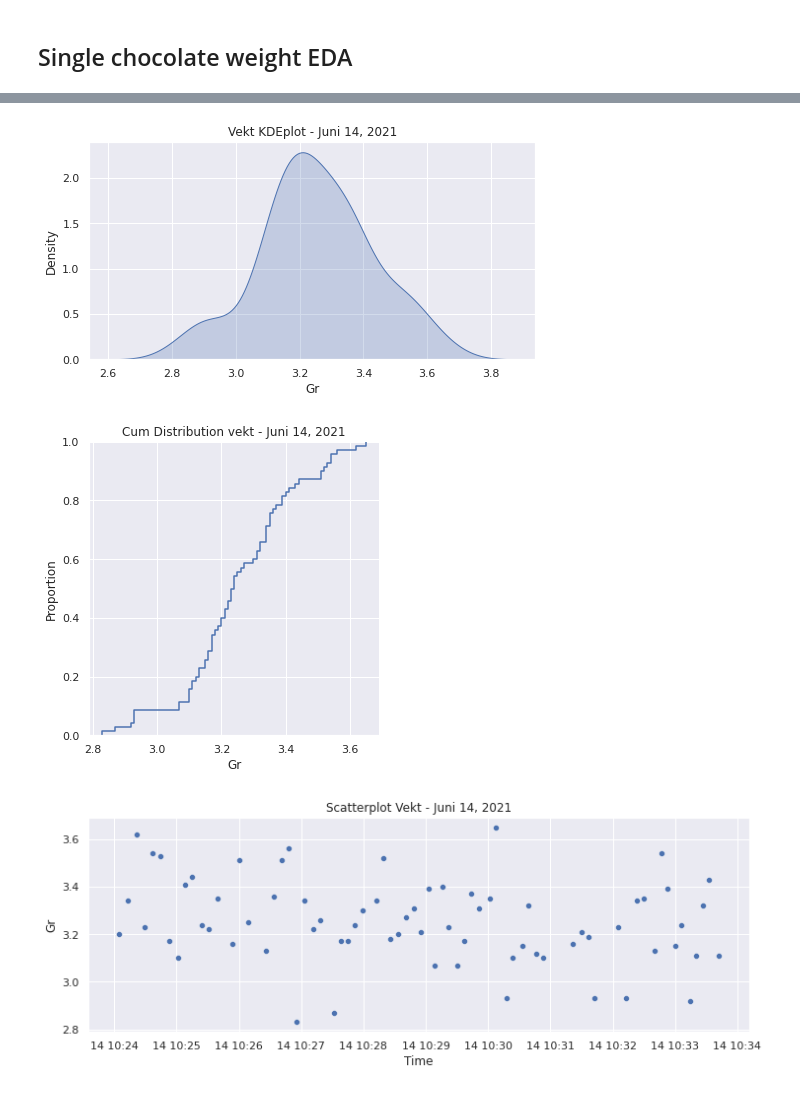
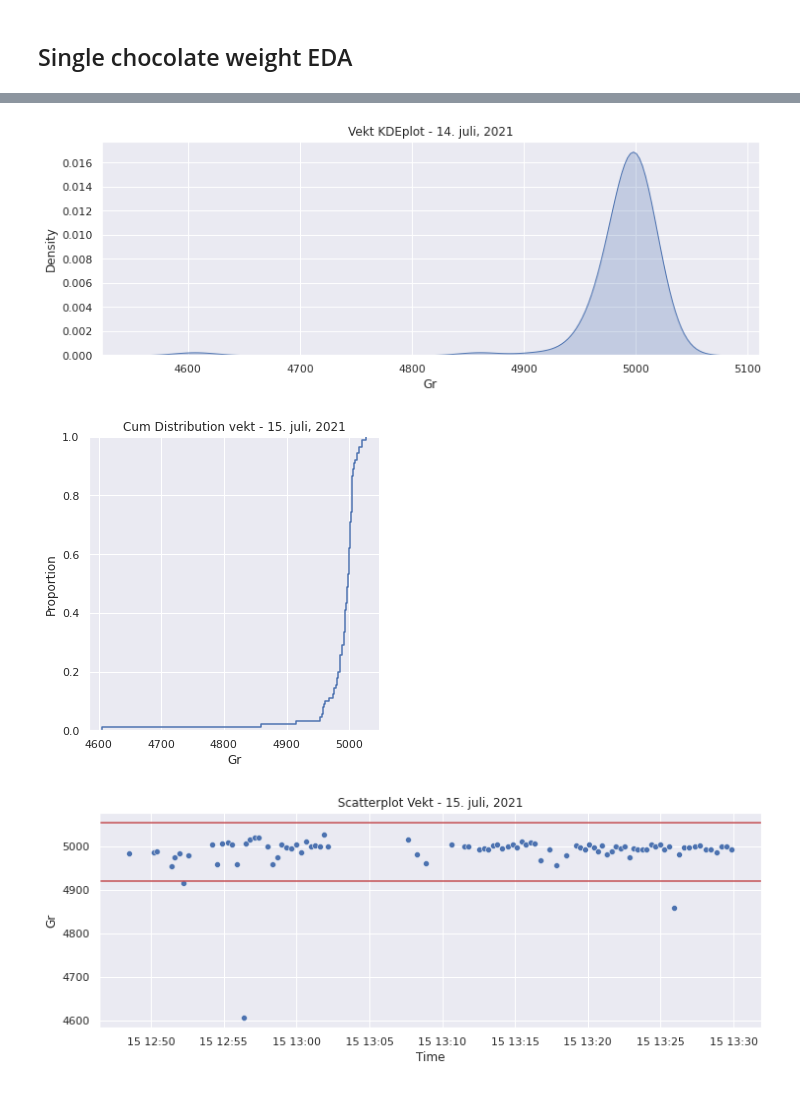
Before and after one commit to gabrielborja/python_data_analysis, a Jupyter notebook: molding_analysis.ipynb, the cells around one changed output, grey strips where cells are left out. Cells and saved outputs as stored; diff of their text form; code cells hidden in the pictures.

```diff
--- a/molding_analysis.ipynb
+++ b/molding_analysis.ipynb
@@ -1255,10 +1255,12 @@ Saving 2021-06-14_Weight.csv to 2021-06-14_Weight.csv
 # %%
 #Storing dataset in a Pandas Dataframe
 import io
-df9 = pd.read_csv(io.BytesIO(uploaded9['2021-06-14_Weight.csv']), parse_dates=['Time'])
+df9 = pd.read_csv(io.BytesIO(uploaded9['2021-07-15_2pk.csv']), parse_dates=['Time'])
+# %%
+#Renaming column
+df9 = df9.rename(columns={'Num': 'Gr'})
 # %%
 #Checking stored dataframe
-df9 = df9.rename(columns={'Heng': 'Gr'})
-df9.tail(2)
+df9.tail(4)
 # %% [output]
 |  | Time | Gr |
@@ -1317,21 +1326,23 @@ plt.show()
 # %%
 #Plotting the KDEplot of the weights
 sns.kdeplot(data=df9, x='Gr', shade=True)
-plt.title('Vekt KDEplot - Juni 14, 2021')
+plt.title('Vekt KDEplot - 14. juli, 2021')
 plt.show()
 # %% [output]
-[figure, old version]
+[figure, new version]
 # %%
 #Plotting the cum distribution plot of the weights
 sns.displot(data=df9, x='Gr', kind='ecdf')
-plt.title('Cum Distribution vekt - Juni 14, 2021')
+plt.title('Cum Distribution vekt - 15. juli, 2021')
 plt.show()
 # %% [output]
-[figure, old version]
+[figure, new version]
 # %%
 #Plotting the scatter plot of weights against time
-sns.scatterplot(data=df9, x='Time', y='Gr')
-plt.title('Scatterplot Vekt - Juni 14, 2021')
+fig9_a = sns.scatterplot(data=df9, x='Time', y='Gr')
+plt.title('Scatterplot Vekt - 15. juli, 2021')
+fig9_a.axhline(4921, color='r') #==> Lower limit. Mean - 67g
+fig9_a.axhline(5055, color='r') #==> Upper limit. Mean + 67g
 plt.show()
 # %% [output]
-[figure, old version]
+[figure, new version]
```
Also changed, not shown: parts of 7 cells of this notebook.
